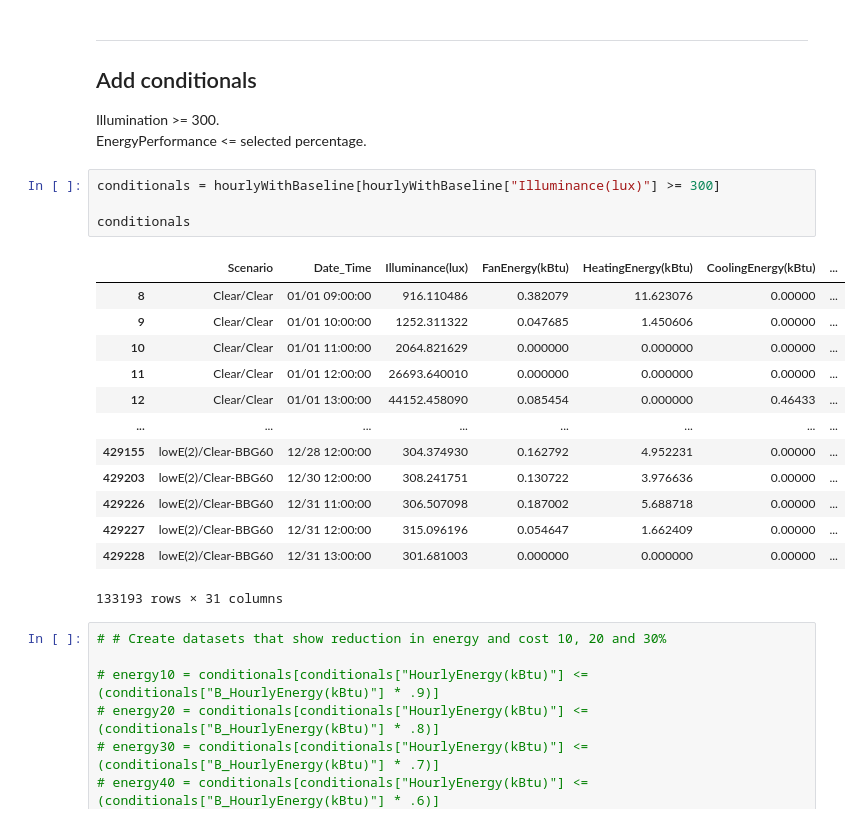
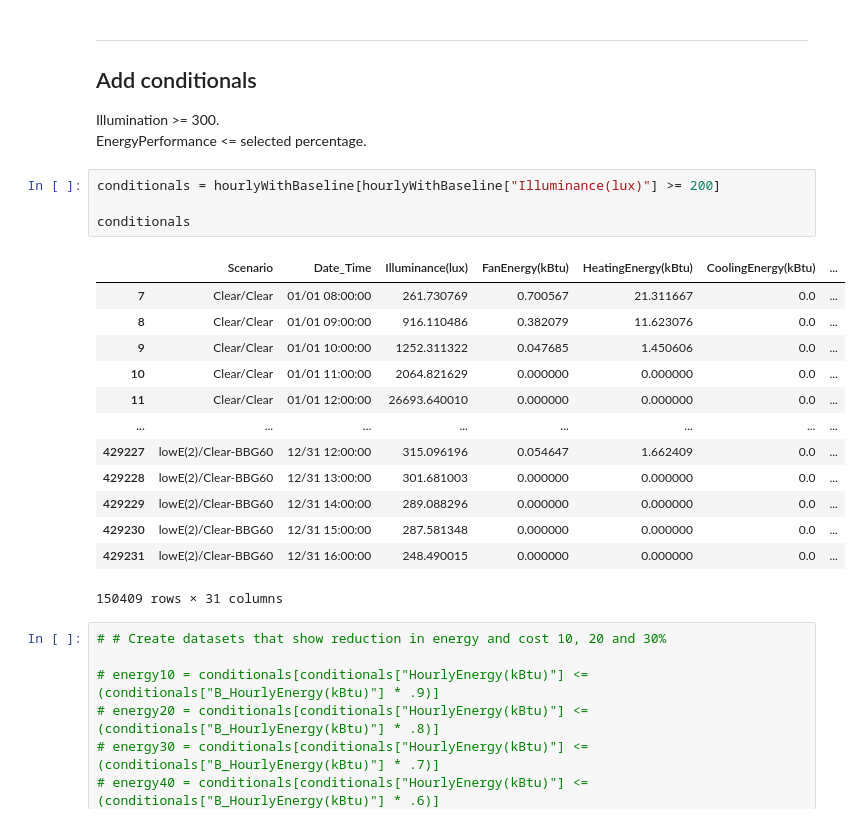
Before and after one commit to klharp/EPlus-Dashboard-ODL, a Jupyter notebook: HOU_Scraper.ipynb, the cells around one changed output. Drawn from its saved outputs; the diff is of its cells as text.

Commit message:
changed illuminance threshold to 200

```diff
--- a/HOU_Scraper.ipynb
+++ b/HOU_Scraper.ipynb
@@ -536,23 +536,23 @@ hourlyWithBaseline.to_csv("../Scraper_Output/hou_hourly_data.csv", header=True,
 Illumination >= 300.<br>
 EnergyPerformance <= selected percentage.
 # %%
-conditionals = hourlyWithBaseline[hourlyWithBaseline["Illuminance(lux)"] >= 300]
+conditionals = hourlyWithBaseline[hourlyWithBaseline["Illuminance(lux)"] >= 200]
 
 conditionals
 # %% [output]
 |  | Scenario | Date_Time | Illuminance(lux) | FanEnergy(kBtu) | HeatingEnergy(kBtu) | CoolingEnergy(kBtu) | ... |
-| 8 | Clear/Clear | 01/01 09:00:00 | 916.110486 | 0.382079 | 11.623076 | 0.00000 | ... |
-| 9 | Clear/Clear | 01/01 10:00:00 | 1252.311322 | 0.047685 | 1.450606 | 0.00000 | ... |
-| 10 | Clear/Clear | 01/01 11:00:00 | 2064.821629 | 0.000000 | 0.000000 | 0.00000 | ... |
-| 11 | Clear/Clear | 01/01 12:00:00 | 26693.640010 | 0.000000 | 0.000000 | 0.00000 | ... |
-| 12 | Clear/Clear | 01/01 13:00:00 | 44152.458090 | 0.085454 | 0.000000 | 0.46433 | ... |
+| 7 | Clear/Clear | 01/01 08:00:00 | 261.730769 | 0.700567 | 21.311667 | 0.0 | ... |
+| 8 | Clear/Clear | 01/01 09:00:00 | 916.110486 | 0.382079 | 11.623076 | 0.0 | ... |
+| 9 | Clear/Clear | 01/01 10:00:00 | 1252.311322 | 0.047685 | 1.450606 | 0.0 | ... |
+| 10 | Clear/Clear | 01/01 11:00:00 | 2064.821629 | 0.000000 | 0.000000 | 0.0 | ... |
+| 11 | Clear/Clear | 01/01 12:00:00 | 26693.640010 | 0.000000 | 0.000000 | 0.0 | ... |
 | ... | ... | ... | ... | ... | ... | ... | ... |
-| 429155 | lowE(2)/Clear-BBG60 | 12/28 12:00:00 | 304.374930 | 0.162792 | 4.952231 | 0.00000 | ... |
-| 429203 | lowE(2)/Clear-BBG60 | 12/30 12:00:00 | 308.241751 | 0.130722 | 3.976636 | 0.00000 | ... |
-| 429226 | lowE(2)/Clear-BBG60 | 12/31 11:00:00 | 306.507098 | 0.187002 | 5.688718 | 0.00000 | ... |
-| 429227 | lowE(2)/Clear-BBG60 | 12/31 12:00:00 | 315.096196 | 0.054647 | 1.662409 | 0.00000 | ... |
-| 429228 | lowE(2)/Clear-BBG60 | 12/31 13:00:00 | 301.681003 | 0.000000 | 0.000000 | 0.00000 | ... |
+| 429227 | lowE(2)/Clear-BBG60 | 12/31 12:00:00 | 315.096196 | 0.054647 | 1.662409 | 0.0 | ... |
+| 429228 | lowE(2)/Clear-BBG60 | 12/31 13:00:00 | 301.681003 | 0.000000 | 0.000000 | 0.0 | ... |
+| 429229 | lowE(2)/Clear-BBG60 | 12/31 14:00:00 | 289.088296 | 0.000000 | 0.000000 | 0.0 | ... |
+| 429230 | lowE(2)/Clear-BBG60 | 12/31 15:00:00 | 287.581348 | 0.000000 | 0.000000 | 0.0 | ... |
+| 429231 | lowE(2)/Clear-BBG60 | 12/31 16:00:00 | 248.490015 | 0.000000 | 0.000000 | 0.0 | ... |
-133193 rows × 31 columns
+150409 rows × 31 columns
 # %%
 # # Create datasets that show reduction in energy and cost 10, 20 and 30%
 
```
Also changed, not shown: 3 other files.
